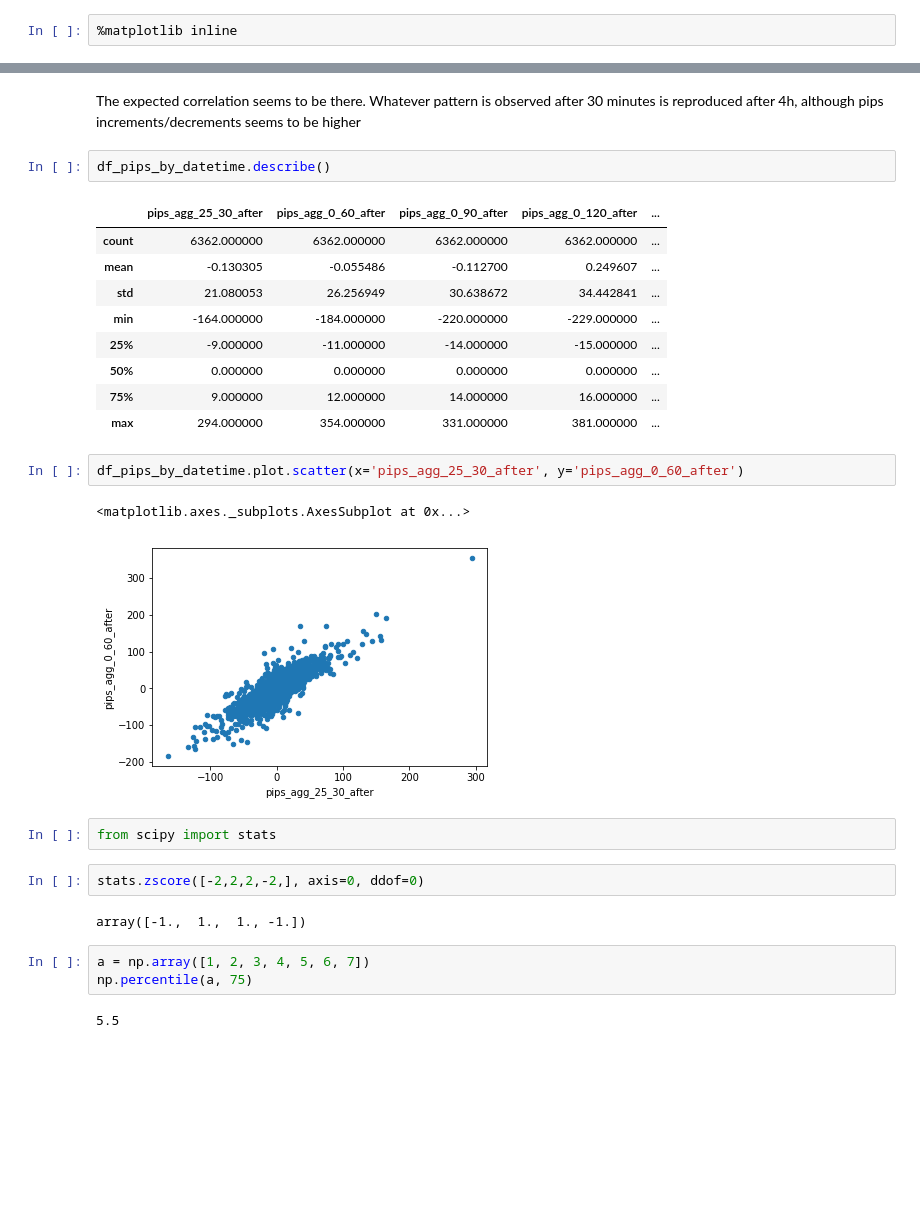
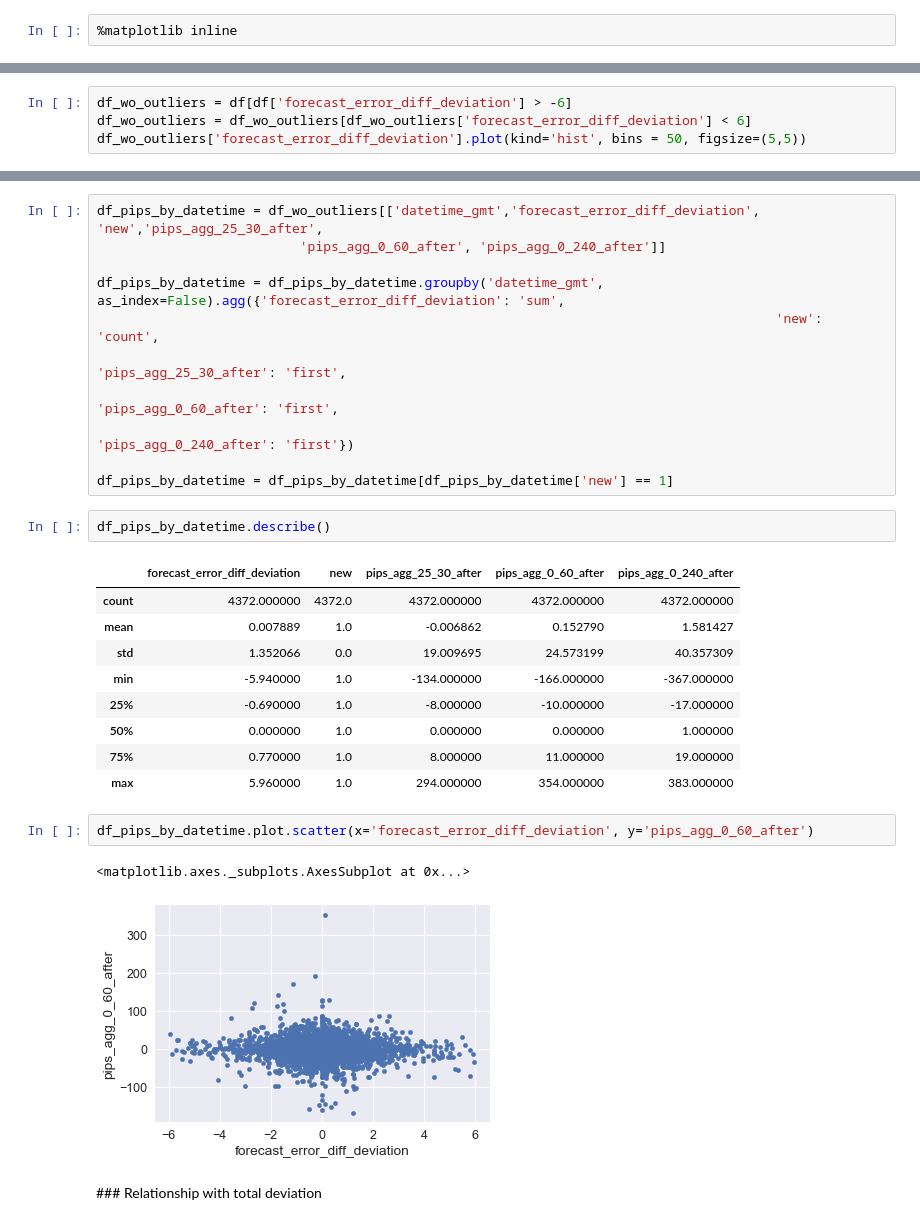
Before and after one commit to msanzsanz/PFM_EconomicNewsImpact, a Jupyter notebook: models/datafamiliarity.ipynb, the cells around one changed output, grey strips where cells are left out. Cells and saved outputs as stored; diff of their text form; blank space fills up the shorter version.

Commit message:
forecast-actual deviations computed by the ratio with std

```diff
--- a/models/datafamiliarity.ipynb
+++ b/models/datafamiliarity.ipynb
@@ -40,0 +93,4 @@ Index(['datetime_gmt', 'actual', 'country', 'datetime', 'forecast', 'forecast_er
+# %%
+df_wo_outliers = df[df['forecast_error_diff_deviation'] > -6]
+df_wo_outliers = df_wo_outliers[df_wo_outliers['forecast_error_diff_deviation'] < 6]
+df_wo_outliers['forecast_error_diff_deviation'].plot(kind='hist', bins = 50, figsize=(5,5))
@@ -84,31 +260,30 @@ array([[<matplotlib.axes._subplots.AxesSubplot object at 0x...>,
-# %% [markdown]
-The expected correlation seems to be there.
-Whatever pattern is observed after 30 minutes is reproduced after 4h, although pips increments/decrements seems to be higher
+# %%
+df_pips_by_datetime = df_wo_outliers[['datetime_gmt','forecast_error_diff_deviation', 'new','pips_agg_25_30_after',
+                          'pips_agg_0_60_after', 'pips_agg_0_240_after']]
+
+df_pips_by_datetime = df_pips_by_datetime.groupby('datetime_gmt', as_index=False).agg({'forecast_error_diff_deviation': 'sum',
+                                                                                       'new': 'count',
+                                                                                       'pips_agg_25_30_after': 'first',
+                                                                                      'pips_agg_0_60_after': 'first',
+                                                                                      'pips_agg_0_240_after': 'first'})
+
+df_pips_by_datetime = df_pips_by_datetime[df_pips_by_datetime['new'] == 1]
 # %%
 df_pips_by_datetime.describe()
 # %% [output]
-|  | pips_agg_25_30_after | pips_agg_0_60_after | pips_agg_0_90_after | pips_agg_0_120_after | ... |
-| count | 6362.000000 | 6362.000000 | 6362.000000 | 6362.000000 | ... |
-| mean | -0.130305 | -0.055486 | -0.112700 | 0.249607 | ... |
-| std | 21.080053 | 26.256949 | 30.638672 | 34.442841 | ... |
-| min | -164.000000 | -184.000000 | -220.000000 | -229.000000 | ... |
-| 25% | -9.000000 | -11.000000 | -14.000000 | -15.000000 | ... |
-| 50% | 0.000000 | 0.000000 | 0.000000 | 0.000000 | ... |
-| 75% | 9.000000 | 12.000000 | 14.000000 | 16.000000 | ... |
-| max | 294.000000 | 354.000000 | 331.000000 | 381.000000 | ... |
+|  | forecast_error_diff_deviation | new | pips_agg_25_30_after | pips_agg_0_60_after | pips_agg_0_240_after |
+| count | 4372.000000 | 4372.0 | 4372.000000 | 4372.000000 | 4372.000000 |
+| mean | 0.007889 | 1.0 | -0.006862 | 0.152790 | 1.581427 |
+| std | 1.352066 | 0.0 | 19.009695 | 24.573199 | 40.357309 |
+| min | -5.940000 | 1.0 | -134.000000 | -166.000000 | -367.000000 |
+| 25% | -0.690000 | 1.0 | -8.000000 | -10.000000 | -17.000000 |
+| 50% | 0.000000 | 1.0 | 0.000000 | 0.000000 | 1.000000 |
+| 75% | 0.770000 | 1.0 | 8.000000 | 11.000000 | 19.000000 |
+| max | 5.960000 | 1.0 | 294.000000 | 354.000000 | 383.000000 |
 # %%
-df_pips_by_datetime.plot.scatter(x='pips_agg_25_30_after', y='pips_agg_0_60_after')
+df_pips_by_datetime.plot.scatter(x='forecast_error_diff_deviation', y='pips_agg_0_60_after')
 # %% [output]
 <matplotlib.axes._subplots.AxesSubplot at 0x...>
-[figure, old version]
+[figure, new version]
-# %%
-from scipy import stats
-# %%
-stats.zscore([-2,2,2,-2,], axis=0, ddof=0)
-# %% [output]
-array([-1.,  1.,  1., -1.])
-# %%
-a = np.array([1, 2, 3, 4, 5, 6, 7])
-np.percentile(a, 75)
-# %% [output]
-5.5
+# %% [markdown]
+### Relationship with total deviation
```
Also changed, not shown: parts of 65 cells of this notebook, 4 other files.
